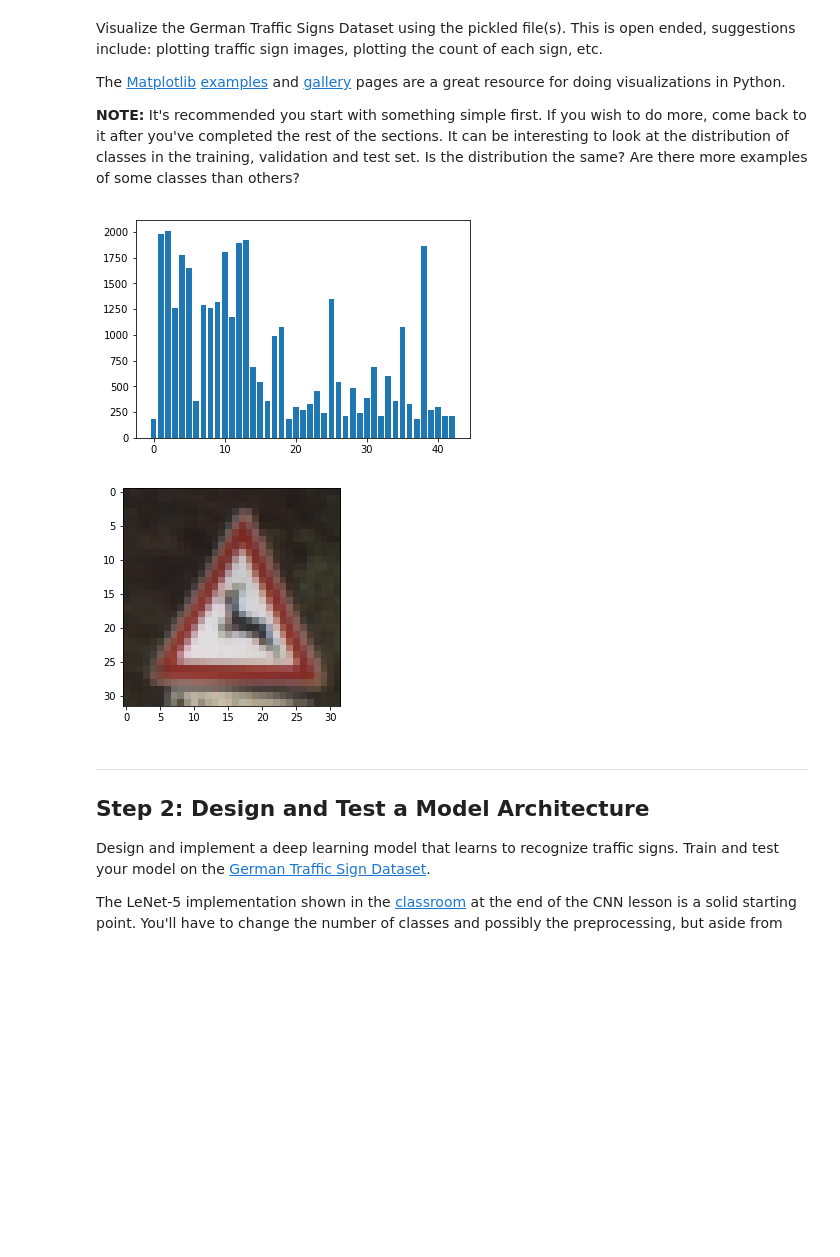
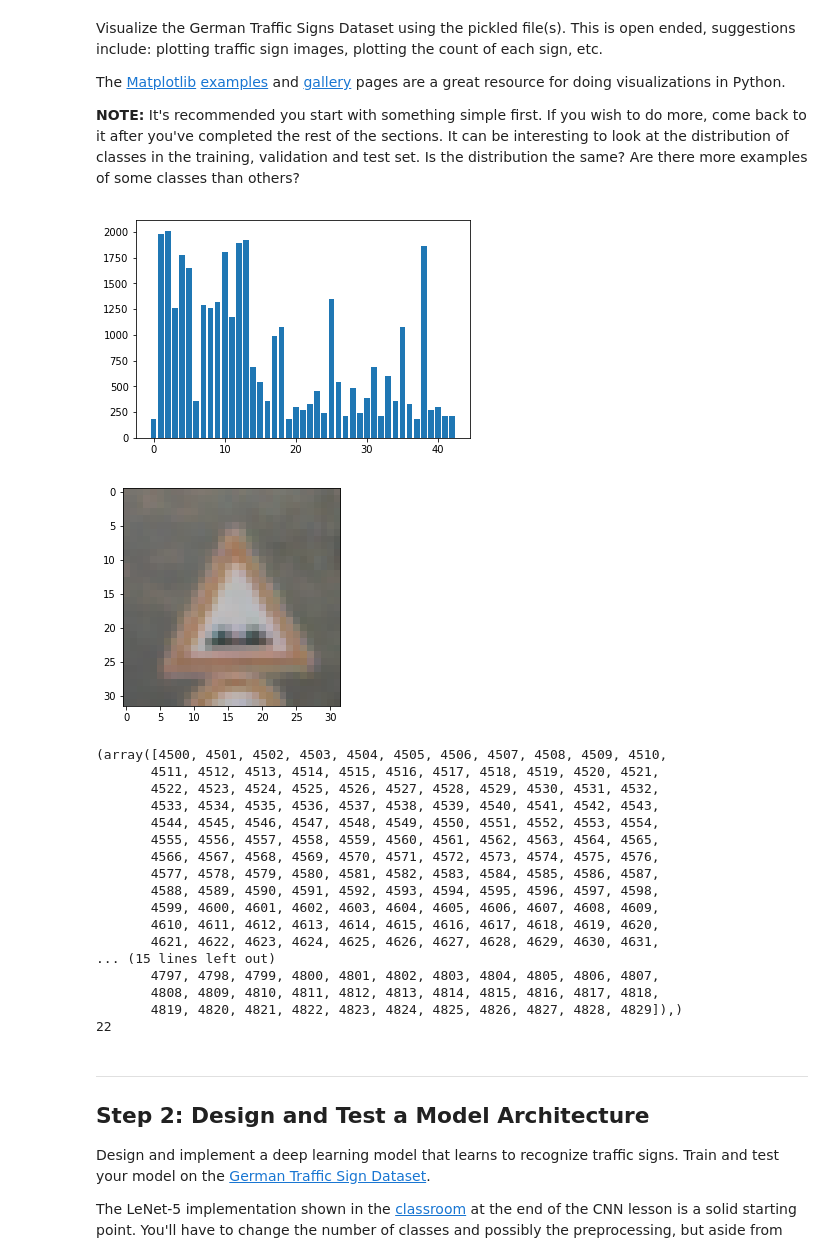
Before and after one commit to GorshkovNikita/CarND-Traffic-Sign-Classifier-Project, a Jupyter notebook: Traffic_Sign_Classifier.ipynb, the cells around one changed output. Drawn from its saved outputs; the diff is of its cells as text; code cells hidden in the pictures; blank space fills up the shorter version.

```diff
--- a/Traffic_Sign_Classifier.ipynb
+++ b/Traffic_Sign_Classifier.ipynb
@@ -95,19 +95,38 @@ The [Matplotlib](http://matplotlib.org/) [examples](http://matplotlib.org/exampl
 # %%
 ### Data exploration visualization code goes here.
 ### Feel free to use as many code cells as needed.
 import matplotlib.pyplot as plt
 label_frequencies = np.unique(y_train, return_counts=True)
 # plot count of each sign in train data
 plt.bar(label_frequencies[0], label_frequencies[1])
 plt.show()
 # plot sign example image
-plt.imshow(X_train[500])
+plt.imshow(X_train[4691])
 plt.show()
-# Visualizations will be shown in the notebook.
+print(np.where(y_train == 22))
+print(y_train[4691])
+# Visualizations will be shown in the notebook.sess.run(tf.nn.top_k(tf.constant(accuracy), k=3))
 %matplotlib inline
 # %% [output]
 [figure]
-[figure, old version]
+[figure, new version]
+(array([4500, 4501, 4502, 4503, 4504, 4505, 4506, 4507, 4508, 4509, 4510,
+       4511, 4512, 4513, 4514, 4515, 4516, 4517, 4518, 4519, 4520, 4521,
+       4522, 4523, 4524, 4525, 4526, 4527, 4528, 4529, 4530, 4531, 4532,
+       4533, 4534, 4535, 4536, 4537, 4538, 4539, 4540, 4541, 4542, 4543,
+       4544, 4545, 4546, 4547, 4548, 4549, 4550, 4551, 4552, 4553, 4554,
+       4555, 4556, 4557, 4558, 4559, 4560, 4561, 4562, 4563, 4564, 4565,
+       4566, 4567, 4568, 4569, 4570, 4571, 4572, 4573, 4574, 4575, 4576,
+       4577, 4578, 4579, 4580, 4581, 4582, 4583, 4584, 4585, 4586, 4587,
+       4588, 4589, 4590, 4591, 4592, 4593, 4594, 4595, 4596, 4597, 4598,
+       4599, 4600, 4601, 4602, 4603, 4604, 4605, 4606, 4607, 4608, 4609,
+       4610, 4611, 4612, 4613, 4614, 4615, 4616, 4617, 4618, 4619, 4620,
+       4621, 4622, 4623, 4624, 4625, 4626, 4627, 4628, 4629, 4630, 4631,
+... (15 lines left out)
+       4797, 4798, 4799, 4800, 4801, 4802, 4803, 4804, 4805, 4806, 4807,
+       4808, 4809, 4810, 4811, 4812, 4813, 4814, 4815, 4816, 4817, 4818,
+       4819, 4820, 4821, 4822, 4823, 4824, 4825, 4826, 4827, 4828, 4829]),)
+22
 # %% [markdown]
 ----
 
```
Also changed, not shown: parts of 12 cells of this notebook, 3 other files.
